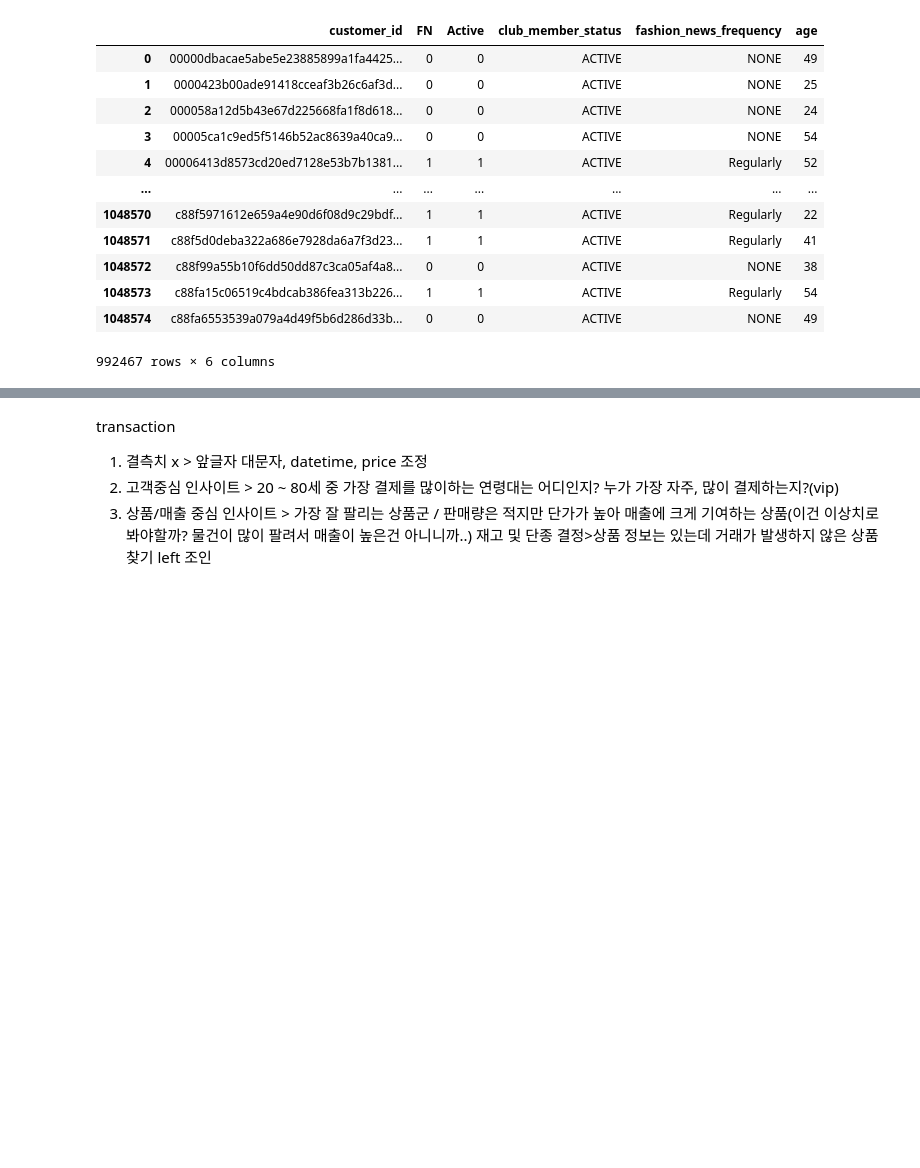
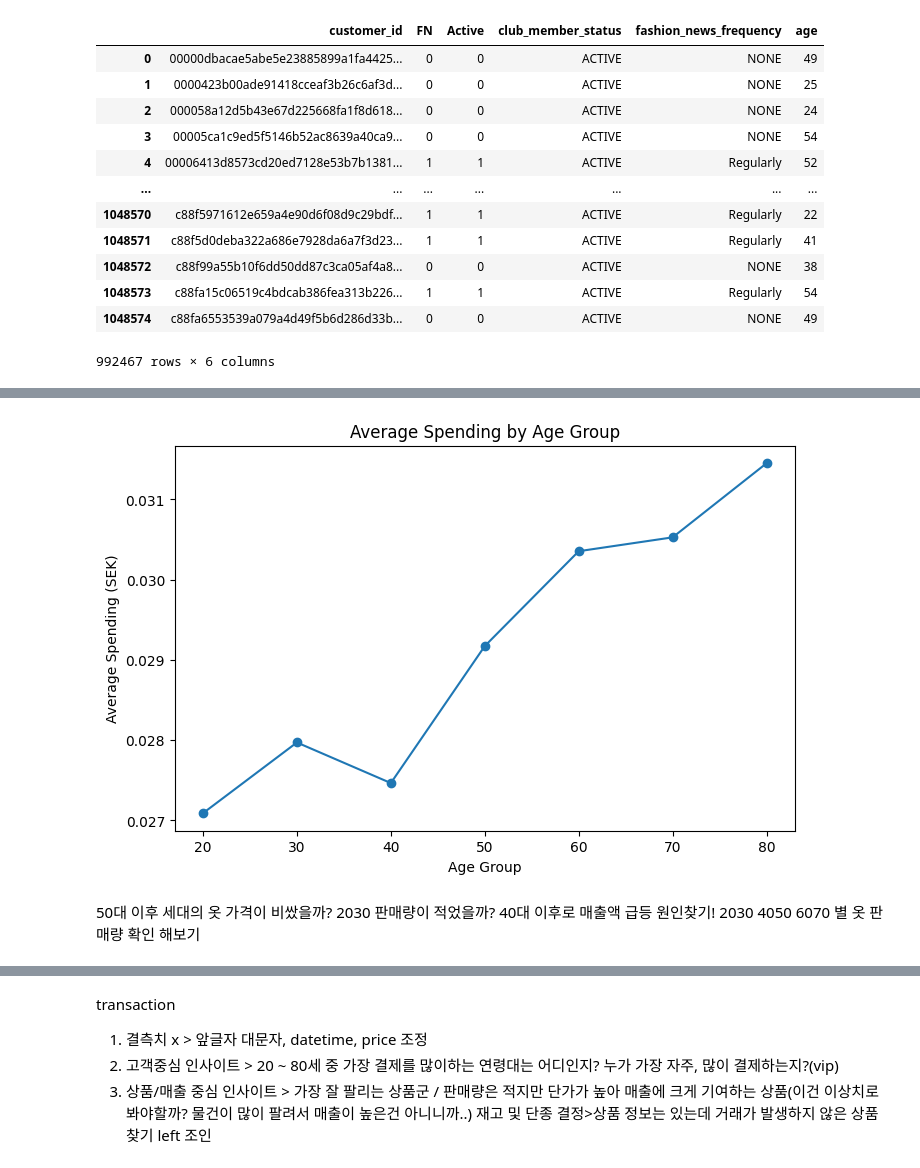
Before and after one commit to leegolem/data-commando-project, a Jupyter notebook: notebooks/member4/test1.ipynb, the cells around one changed output, grey strips where cells are left out. Drawn from its saved outputs; the diff is of its cells as text; code cells hidden in the pictures; blank space fills up the shorter version.

```diff
--- a/notebooks/member4/test1.ipynb
+++ b/notebooks/member4/test1.ipynb
@@ -148,0 +166,6 @@ customer
+# %%
+#연령대 파생
+df["age_group"] = (df["age"] // 10) * 10
+
+# 처리 후 크기
+print("처리 후:", df.shape)
@@ -148,0 +174,4 @@ customer
+# %%
+#연령대 별 평균 구매액
+age_sales = df.groupby("age_group")["price"].mean().reset_index()
+age_sales
@@ -148,0 +187,15 @@ customer
+# %%
+#연령대 별 평균 구매액 시각화
+
+import matplotlib.pyplot as plt
+plt.figure(figsize=(8,5))
+plt.plot(age_sales["age_group"], age_sales["price"], marker="o")
+plt.xlabel("Age Group")
+plt.ylabel("Average Spending (SEK)")
+plt.title("Average Spending by Age Group")
+plt.show()
+# %% [output]
+[figure, added]
+# %% [markdown]
+50대 이후 세대의 옷 가격이 비쌌을까? 2030 판매량이 적었을까? 40대 이후로 매출액 급등 원인찾기!
+2030 4050 6070 별 옷 판매량 확인 해보기
```
Also changed, not shown: parts of 33 cells of this notebook.
